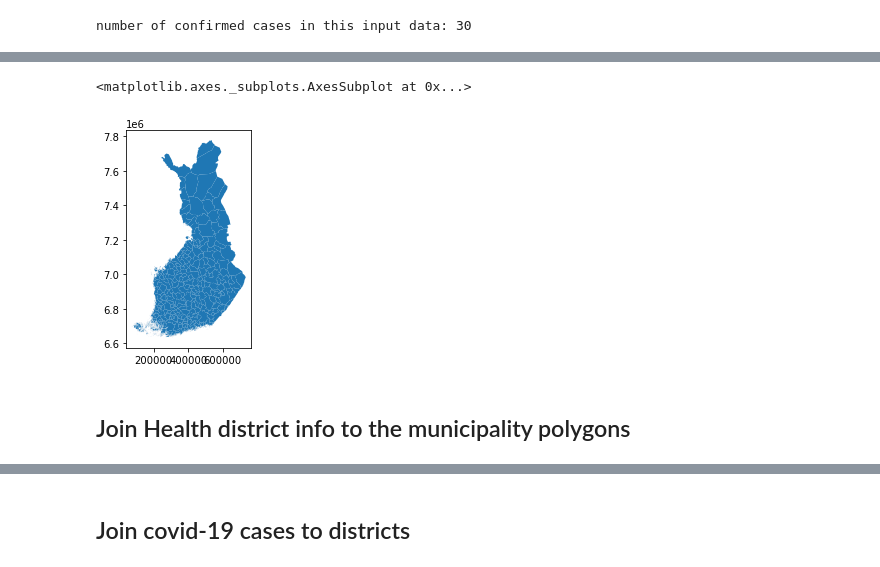
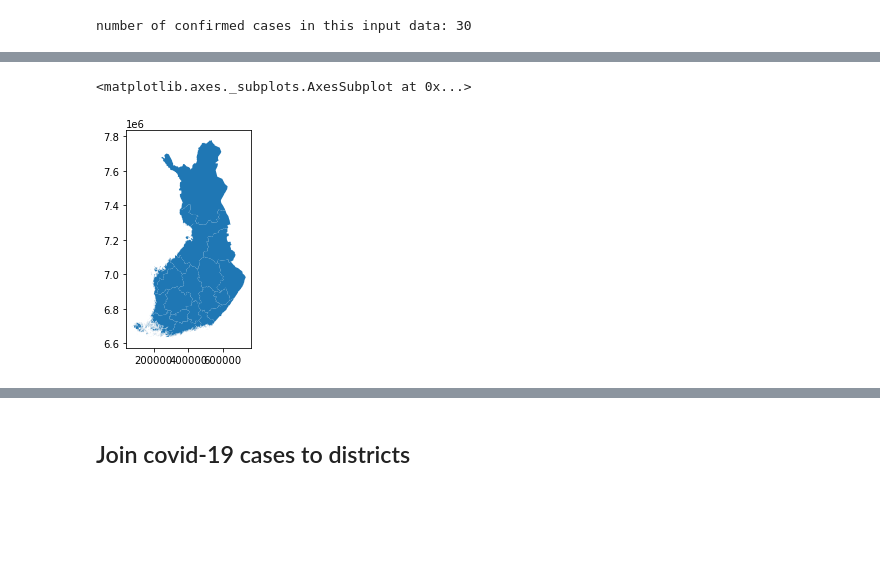
Before and after one commit to VuokkoH/koronavirus-avoindata, a Jupyter notebook: explore_covid_data.ipynb, the cells around one changed output, grey strips where cells are left out. Drawn from its saved outputs; the diff is of its cells as text; code cells hidden in the pictures; blank space fills up the shorter version.

Commit message:
separate notebook for creating the polygons

```diff
--- a/explore_covid_data.ipynb
+++ b/explore_covid_data.ipynb
@@ -55 +54,3 @@ data = pd.read_excel("Shp_jäsenkunnat_2020.xls", sheet_name="kunnat_shp_2020_ a
+# %%
+districts = gpd.read_file('healthDistrictsEPSG3067.geojson')
 # %%
@@ -101,7 +65,5 @@ geodata.head()
 # %%
-geodata.plot()
+districts.plot()
 # %% [output]
 <matplotlib.axes._subplots.AxesSubplot at 0x...>
-[figure, old version]
+[figure, new version]
-# %% [markdown]
-## Join Health district info to the municipality polygons
```
Also changed, not shown: parts of 29 cells of this notebook, 1 other file.
